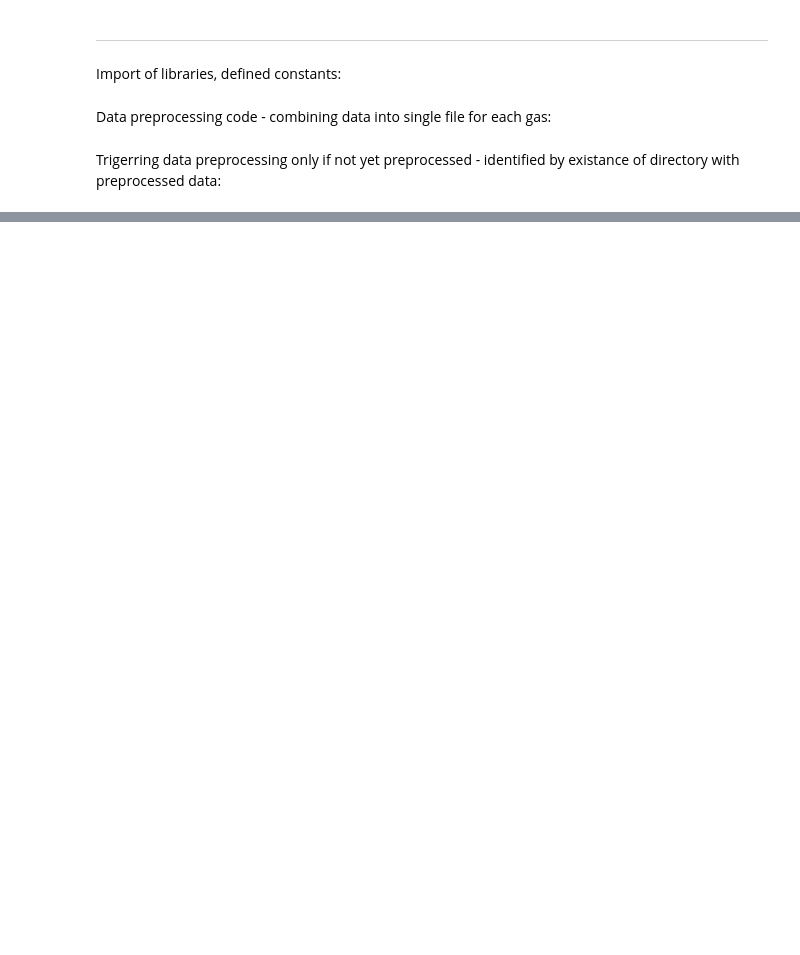
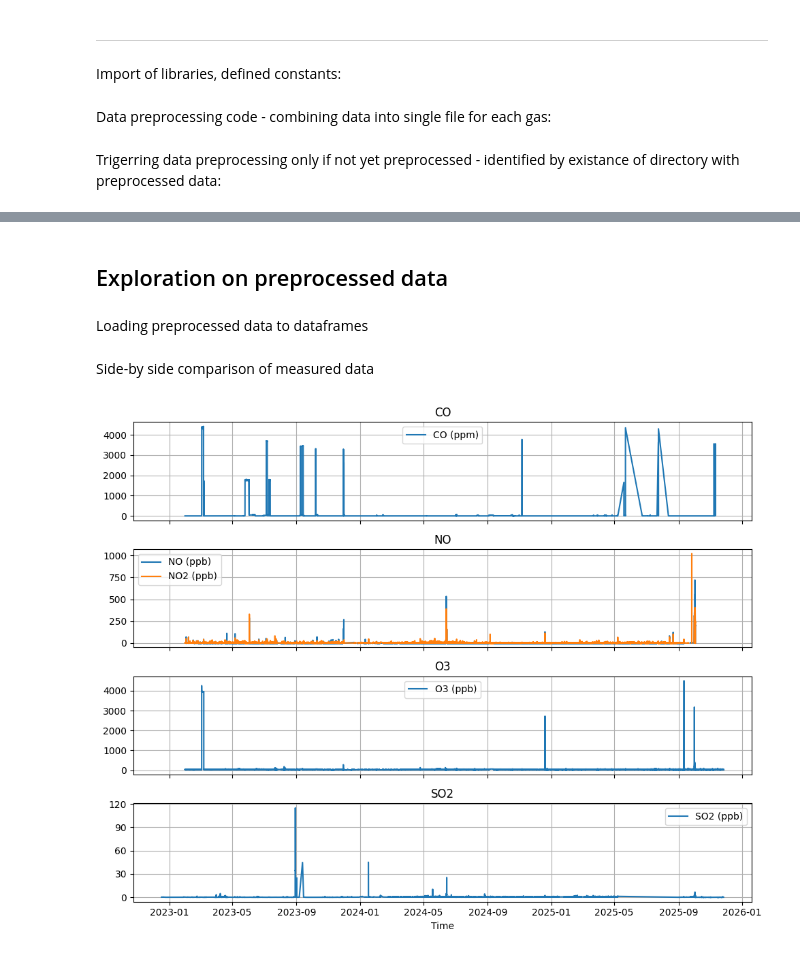
Before and after one commit to drohal3/ATMDP-003_marine, a Jupyter notebook: notebooks/trace_gasses_explore.ipynb, the cells around one changed output, grey strips where cells are left out. Cells and saved outputs as stored; diff of their text form; code cells hidden in the pictures; blank space fills up the shorter version.

```diff
--- a/notebooks/trace_gasses_explore.ipynb
+++ b/notebooks/trace_gasses_explore.ipynb
@@ -162 +183,42 @@ Preprocessing data for: CO...
 Saved data for SO2 to ../local/Tvarminne/Trace_gases/preprocessed/SO2.parquet
+# %% [markdown]
+## Exploration on preprocessed data
+# %% [markdown]
+Loading preprocessed data to dataframes
+# %%
+dfs = {}
+
+for file in DATA_MAP.keys():
+    df = pd.read_parquet(f"{PREPROCESSED_DATA_PATH}/{file}.parquet", engine="pyarrow")
+    dfs[file] = df
+# %% [markdown]
+Side-by side comparison of measured data
+# %%
+fig, axes = plt.subplots(
+    len(dfs),
+    1,
+    figsize=(10, 8),
+    sharex=True,
+)
+
+ax_n = 0
+for file, detail in DATA_MAP.items():
+    ax = axes[ax_n]
+    ax_n += 1
+
+    df = dfs[file]
+
+    col_unit = zip(detail["columns"], detail["units"])
+    for col, unit in col_unit:
+        ax.plot(df.index, df[col], label=f"{col} ({unit})")
+
+    ax.set_title(file)
+    ax.legend()
+    ax.grid(True)
+    ax.yaxis.set_major_locator(MaxNLocator(nbins=5))
+
+plt.xlabel("Time")
+plt.tight_layout()
+plt.show()
+# %% [output]
+[figure, added]
```
Also changed, not shown: parts of 7 cells of this notebook.
